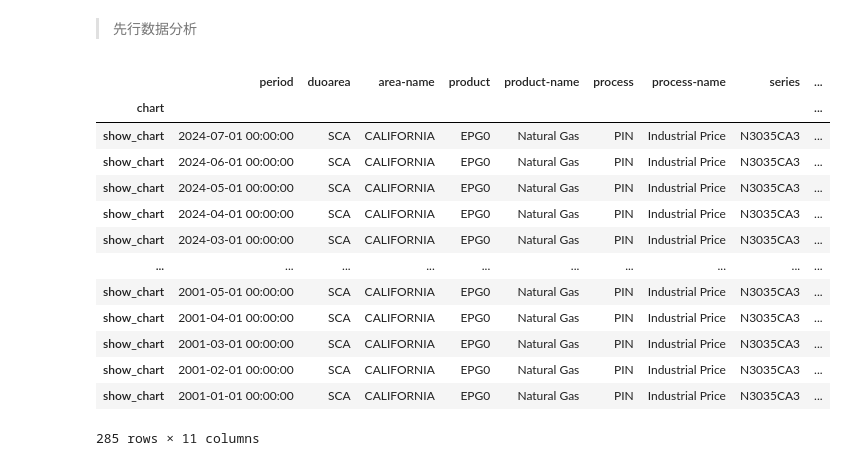
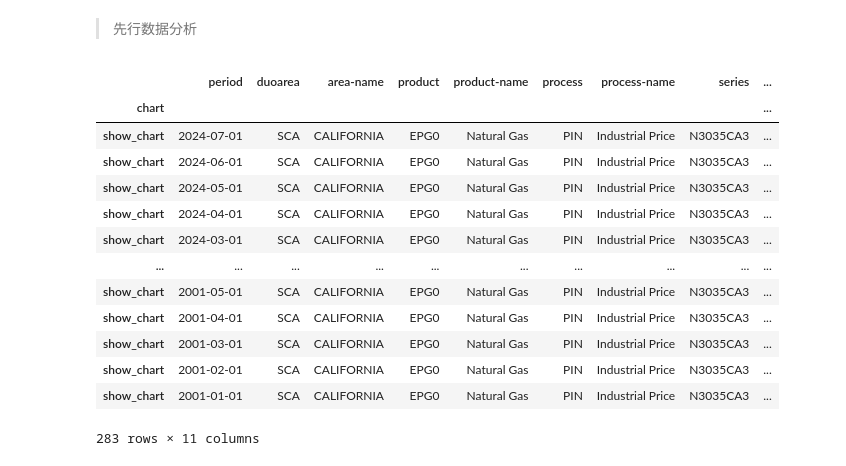
Before and after one commit to EnlightenRK/MEPFIEP, a Jupyter notebook: Data/AdvanceGuidanceData/AccompanyingNote.ipynb, the cells around one changed output. Drawn from its saved outputs; the diff is of its cells as text; code cells hidden in the pictures.

```diff
--- a/Data/AdvanceGuidanceData/AccompanyingNote.ipynb
+++ b/Data/AdvanceGuidanceData/AccompanyingNote.ipynb
@@ -6,24 +6,22 @@ import numpy as np
 # %%
 import pandas as pd
 加州天然气 = pd.read_excel('加州/加州天然气.xlsx', index_col=0)
-加州天然气.columns = 加州天然气.iloc[0]
-加州天然气 = 加州天然气[1:]
 加州天然气
 # %% [output]
 |  | period | duoarea | area-name | product | product-name | process | process-name | series | ... |
 | chart |  |  |  |  |  |  |  |  | ... |
-| show_chart | 2024-07-01 00:00:00 | SCA | CALIFORNIA | EPG0 | Natural Gas | PIN | Industrial Price | N3035CA3 | ... |
-| show_chart | 2024-06-01 00:00:00 | SCA | CALIFORNIA | EPG0 | Natural Gas | PIN | Industrial Price | N3035CA3 | ... |
-| show_chart | 2024-05-01 00:00:00 | SCA | CALIFORNIA | EPG0 | Natural Gas | PIN | Industrial Price | N3035CA3 | ... |
-| show_chart | 2024-04-01 00:00:00 | SCA | CALIFORNIA | EPG0 | Natural Gas | PIN | Industrial Price | N3035CA3 | ... |
-| show_chart | 2024-03-01 00:00:00 | SCA | CALIFORNIA | EPG0 | Natural Gas | PIN | Industrial Price | N3035CA3 | ... |
+| show_chart | 2024-07-01 | SCA | CALIFORNIA | EPG0 | Natural Gas | PIN | Industrial Price | N3035CA3 | ... |
+| show_chart | 2024-06-01 | SCA | CALIFORNIA | EPG0 | Natural Gas | PIN | Industrial Price | N3035CA3 | ... |
+| show_chart | 2024-05-01 | SCA | CALIFORNIA | EPG0 | Natural Gas | PIN | Industrial Price | N3035CA3 | ... |
+| show_chart | 2024-04-01 | SCA | CALIFORNIA | EPG0 | Natural Gas | PIN | Industrial Price | N3035CA3 | ... |
+| show_chart | 2024-03-01 | SCA | CALIFORNIA | EPG0 | Natural Gas | PIN | Industrial Price | N3035CA3 | ... |
 | ... | ... | ... | ... | ... | ... | ... | ... | ... | ... |
-| show_chart | 2001-05-01 00:00:00 | SCA | CALIFORNIA | EPG0 | Natural Gas | PIN | Industrial Price | N3035CA3 | ... |
-| show_chart | 2001-04-01 00:00:00 | SCA | CALIFORNIA | EPG0 | Natural Gas | PIN | Industrial Price | N3035CA3 | ... |
-| show_chart | 2001-03-01 00:00:00 | SCA | CALIFORNIA | EPG0 | Natural Gas | PIN | Industrial Price | N3035CA3 | ... |
-| show_chart | 2001-02-01 00:00:00 | SCA | CALIFORNIA | EPG0 | Natural Gas | PIN | Industrial Price | N3035CA3 | ... |
-| show_chart | 2001-01-01 00:00:00 | SCA | CALIFORNIA | EPG0 | Natural Gas | PIN | Industrial Price | N3035CA3 | ... |
+| show_chart | 2001-05-01 | SCA | CALIFORNIA | EPG0 | Natural Gas | PIN | Industrial Price | N3035CA3 | ... |
+| show_chart | 2001-04-01 | SCA | CALIFORNIA | EPG0 | Natural Gas | PIN | Industrial Price | N3035CA3 | ... |
+| show_chart | 2001-03-01 | SCA | CALIFORNIA | EPG0 | Natural Gas | PIN | Industrial Price | N3035CA3 | ... |
+| show_chart | 2001-02-01 | SCA | CALIFORNIA | EPG0 | Natural Gas | PIN | Industrial Price | N3035CA3 | ... |
+| show_chart | 2001-01-01 | SCA | CALIFORNIA | EPG0 | Natural Gas | PIN | Industrial Price | N3035CA3 | ... |
-285 rows × 11 columns
+283 rows × 11 columns
 # %%
 import pandas as pd
 加州工业电价数据 = pd.read_excel('加州/加州工业电价数据.xlsx', index_col=0)
```
Also changed, not shown: parts of 5 cells of this notebook, 3 other files.
